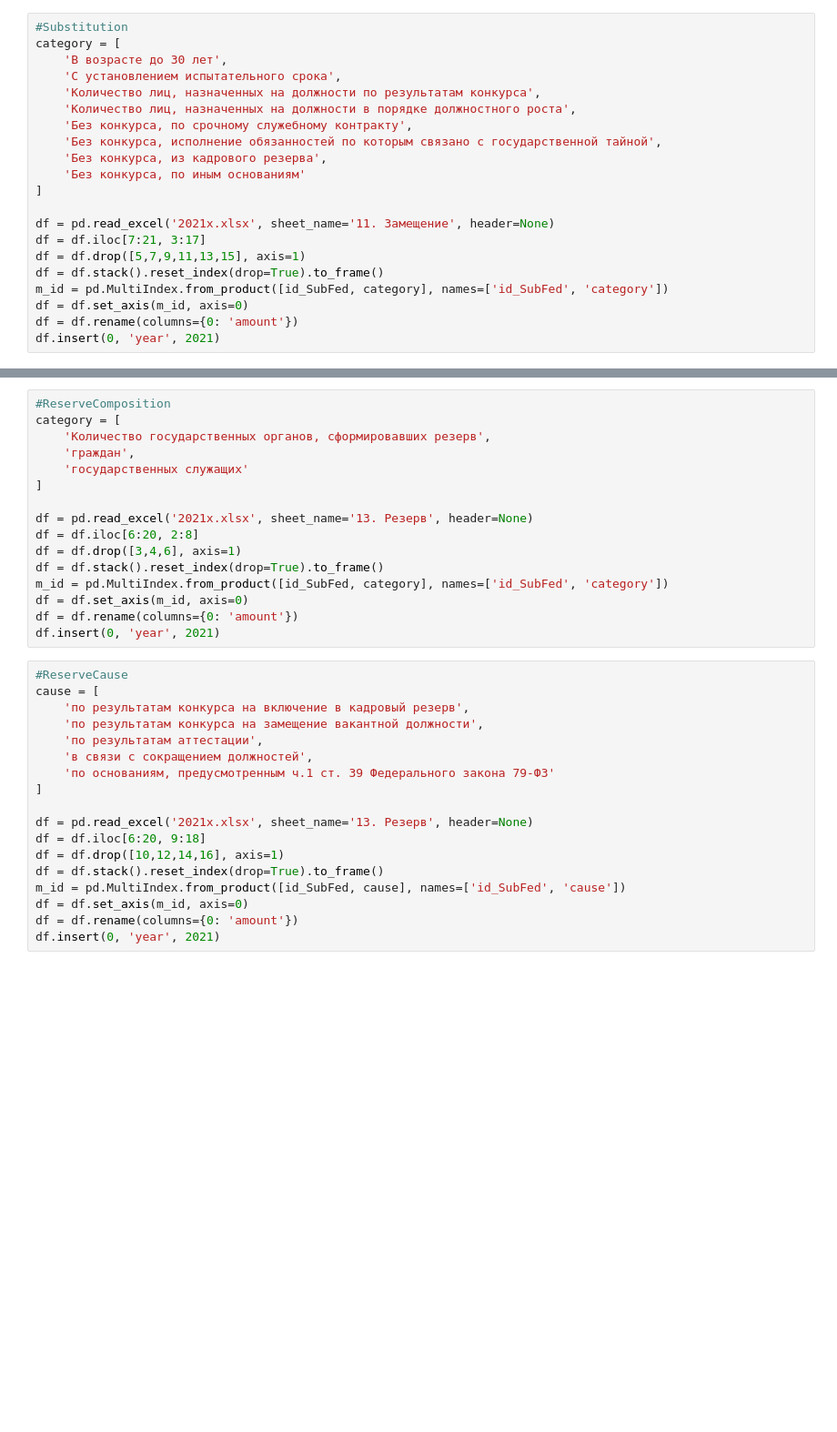
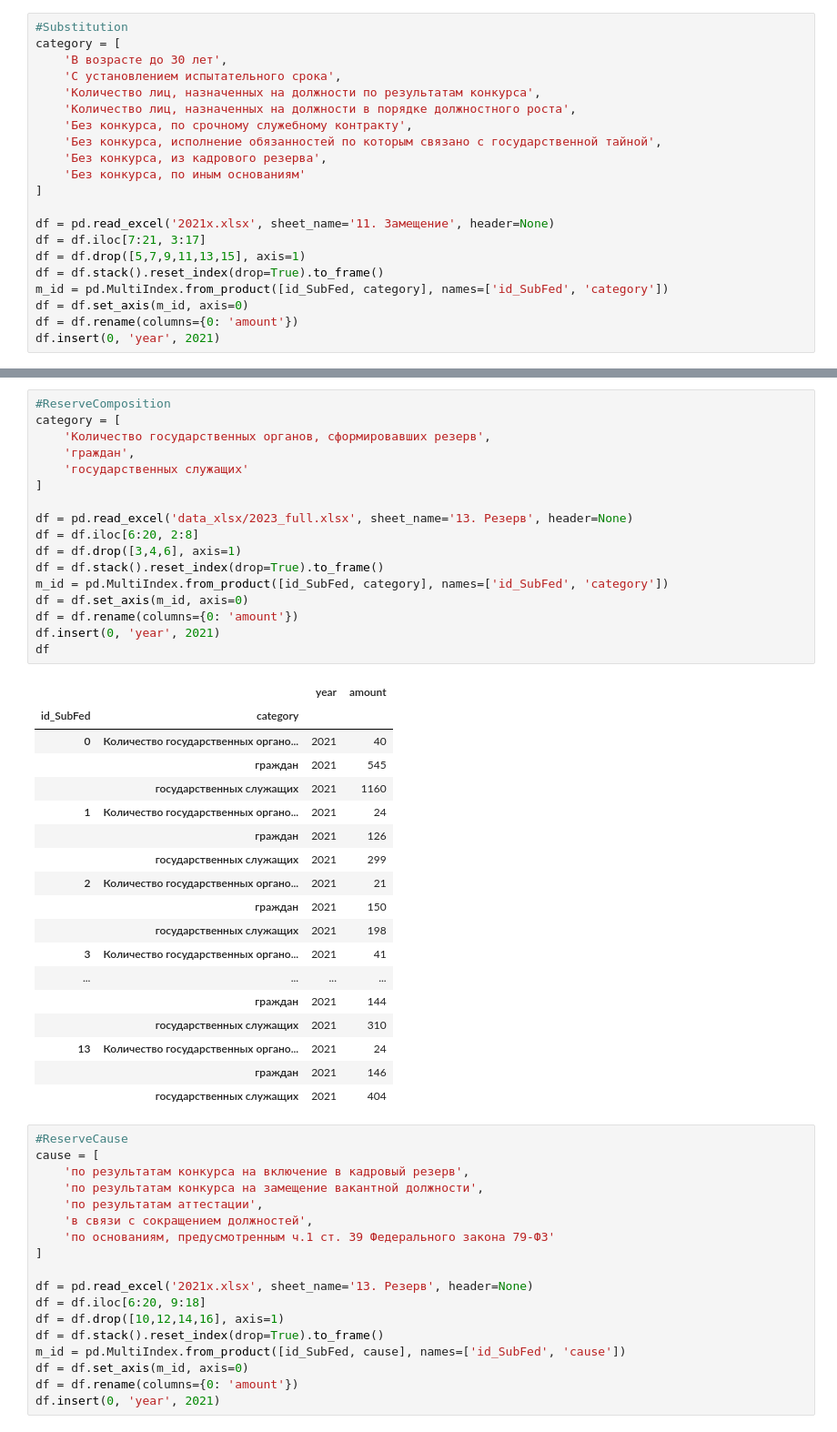
Before and after one commit to Viraremi/ulstu_praktik, a Jupyter notebook: func_test.ipynb, the cells around one changed output, grey strips where cells are left out. Shown at 91% size. Drawn from its saved outputs; the diff is of its cells as text; blank space fills up the shorter version.

```diff
--- a/func_test.ipynb
+++ b/func_test.ipynb
@@ -338,19 +374,39 @@ df
 # %%
 #ReserveComposition
 category = [
     'Количество государственных органов, сформировавших резерв',
     'граждан',
     'государственных служащих'
 ]
 
-df = pd.read_excel('2021x.xlsx', sheet_name='13. Резерв', header=None)
+df = pd.read_excel('data_xlsx/2023_full.xlsx', sheet_name='13. Резерв', header=None)
 df = df.iloc[6:20, 2:8]
 df = df.drop([3,4,6], axis=1)
 df = df.stack().reset_index(drop=True).to_frame()
 m_id = pd.MultiIndex.from_product([id_SubFed, category], names=['id_SubFed', 'category'])
 df = df.set_axis(m_id, axis=0)
 df = df.rename(columns={0: 'amount'})
 df.insert(0, 'year', 2021)
+df
+# %% [output]
+|  |  | year | amount |
+| id_SubFed | category |  |  |
+| 0 | Количество государственных органо... | 2021 | 40 |
+|  | граждан | 2021 | 545 |
+|  | государственных служащих | 2021 | 1160 |
+| 1 | Количество государственных органо... | 2021 | 24 |
+|  | граждан | 2021 | 126 |
+|  | государственных служащих | 2021 | 299 |
+| 2 | Количество государственных органо... | 2021 | 21 |
+|  | граждан | 2021 | 150 |
+|  | государственных служащих | 2021 | 198 |
+| 3 | Количество государственных органо... | 2021 | 41 |
+| ... | ... | ... | ... |
+|  | граждан | 2021 | 144 |
+|  | государственных служащих | 2021 | 310 |
+| 13 | Количество государственных органо... | 2021 | 24 |
+|  | граждан | 2021 | 146 |
+|  | государственных служащих | 2021 | 404 |
 # %%
 #ReserveCause
 cause = [
```
Also changed, not shown: parts of 4 cells of this notebook, 6 other files.
